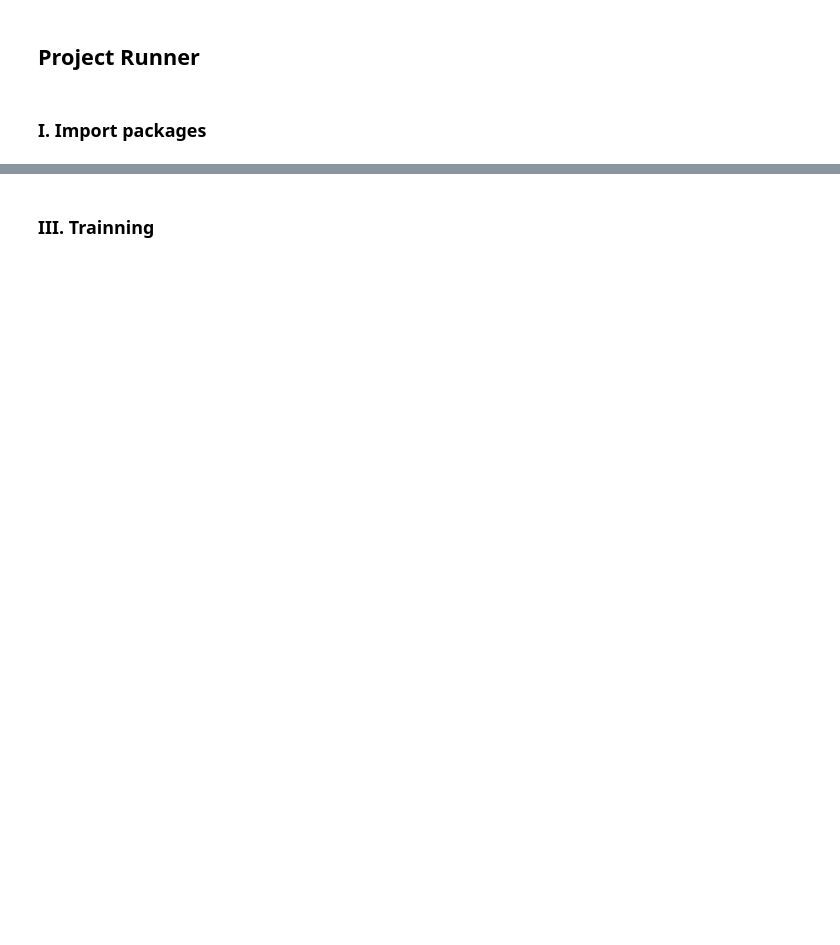
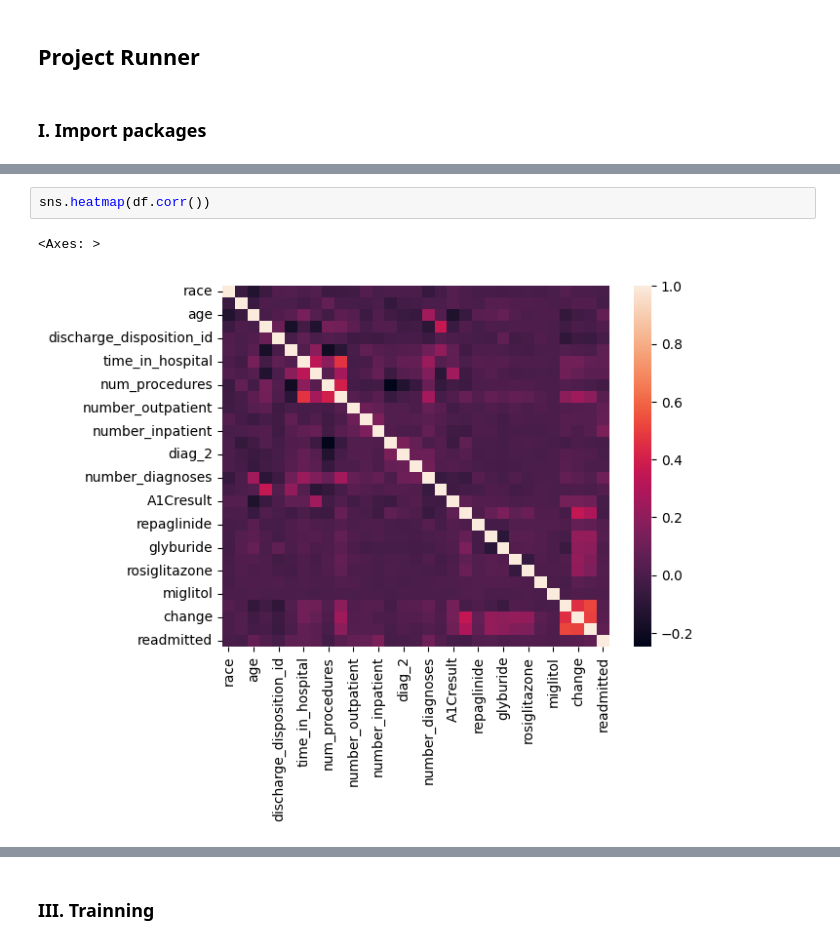
Before and after one commit to minhngo3818/cs178-diabetes-project, a Jupyter notebook: main.ipynb, the cells around one changed output, grey strips where cells are left out. Drawn from its saved outputs; the diff is of its cells as text; blank space fills up the shorter version.

```diff
--- a/main.ipynb
+++ b/main.ipynb
@@ -80,0 +80,5 @@ pd.set_option('display.width', None)
+# %%
+sns.heatmap(df.corr())
+# %% [output]
+<Axes: >
+[figure, added]
```
Also changed, not shown: parts of 33 cells of this notebook, 1 other file.
